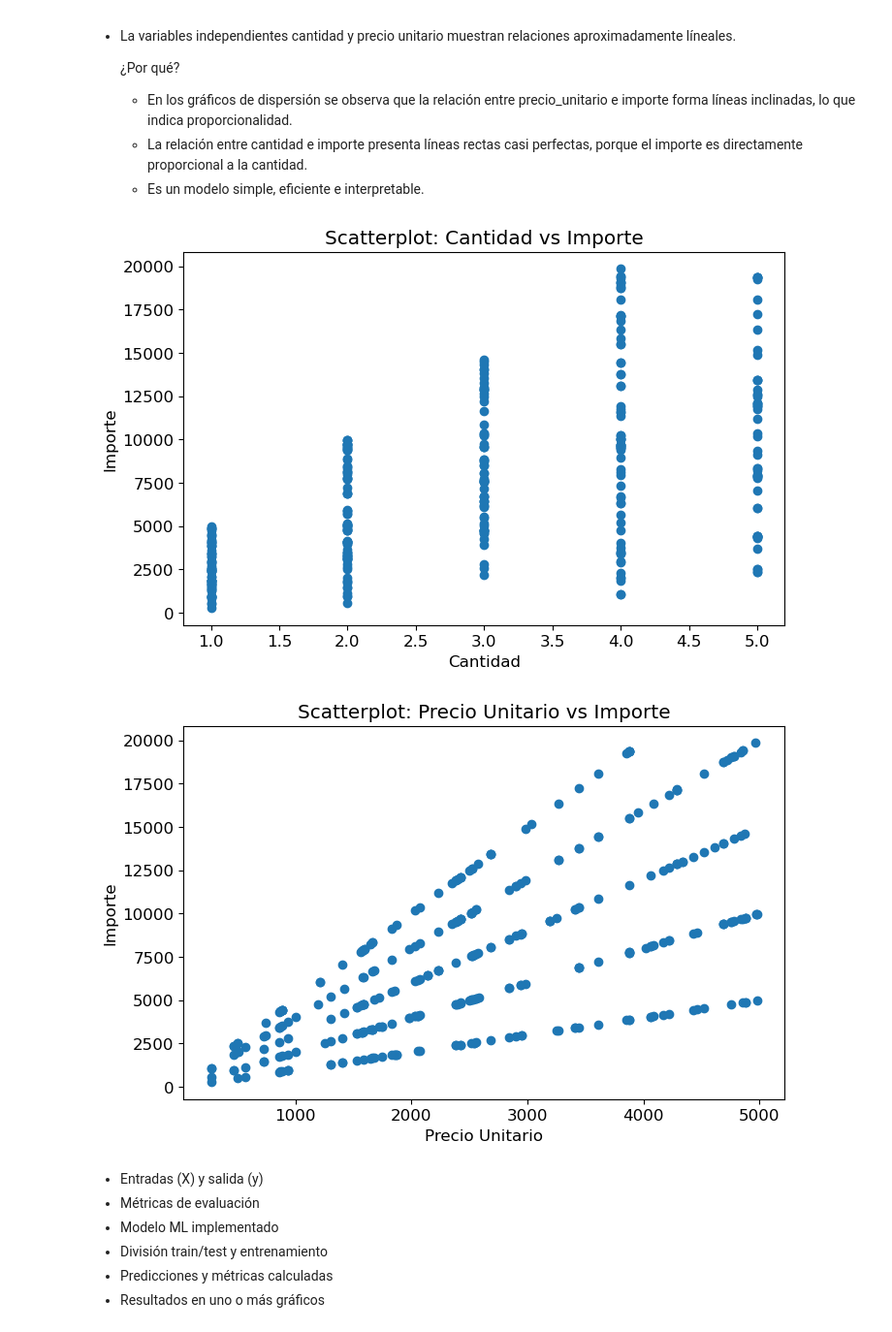
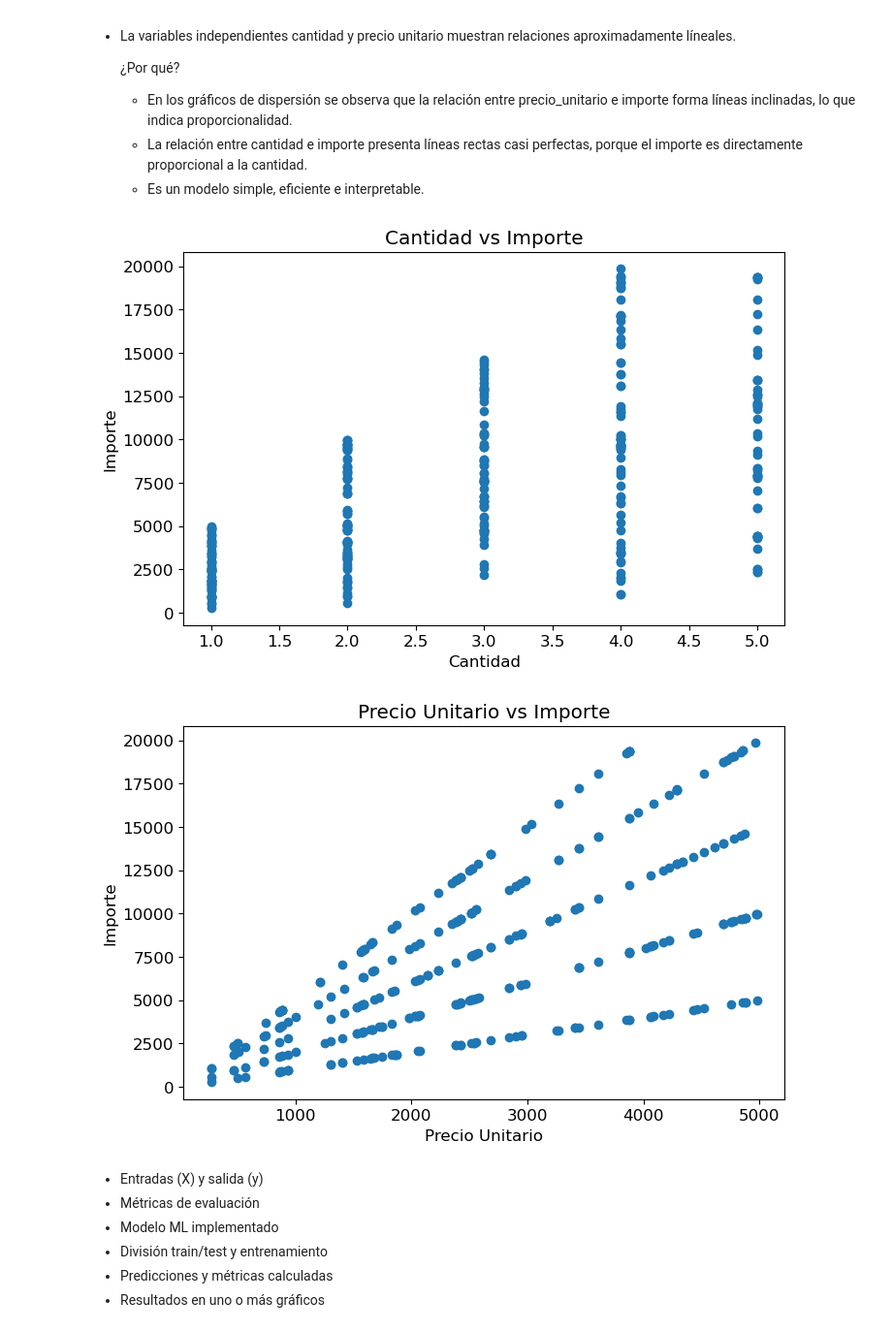
Before and after one commit to DevAndrewGx/AI-PROYECTO-TIENDA-AURELION, a Jupyter notebook: Análisis exploratorio de datos de la tienda Aurelion.ipynb, the cells around one changed output. Shown at 97% size. Saved outputs shown, nothing was run; the diff lists cells and outputs as text; code cells hidden in the pictures.

Commit message:
Cambios en la documentación y análisis exploratorio. Además aumento de imagenes.

```diff
--- a/Análisis exploratorio de datos de la tienda Aurelion.ipynb
+++ b/Análisis exploratorio de datos de la tienda Aurelion.ipynb
@@ -1044,22 +1044,22 @@ Se utilizará  el **algoritmo Regresión Lineal Múltiple**.
 # %%
 # Scatter: cantidad vs importe
 plt.figure(figsize=(8,5))
 plt.scatter(df_detallevent_ventas["cantidad"], df_detallevent_ventas["importe"])
 plt.xlabel("Cantidad")
 plt.ylabel("Importe")
-plt.title("Scatterplot: Cantidad vs Importe")
+plt.title("Cantidad vs Importe")
 plt.show()
 
 # Scatter: precio_unitario vs importe
 plt.figure(figsize=(8,5))
 plt.scatter(df_detallevent_ventas["precio_unitario"], df_detallevent_ventas["importe"])
 plt.xlabel("Precio Unitario")
 plt.ylabel("Importe")
-plt.title("Scatterplot: Precio Unitario vs Importe")
+plt.title("Precio Unitario vs Importe")
 plt.show()
 # %% [output]
-[figure, old version]
+[figure, new version]
-[figure, old version]
+[figure, new version]
 # %% [markdown]
 * Entradas (X) y salida (y)
 * Métricas de evaluación
```
Also changed, not shown: parts of 16 cells of this notebook, 10 other files.
